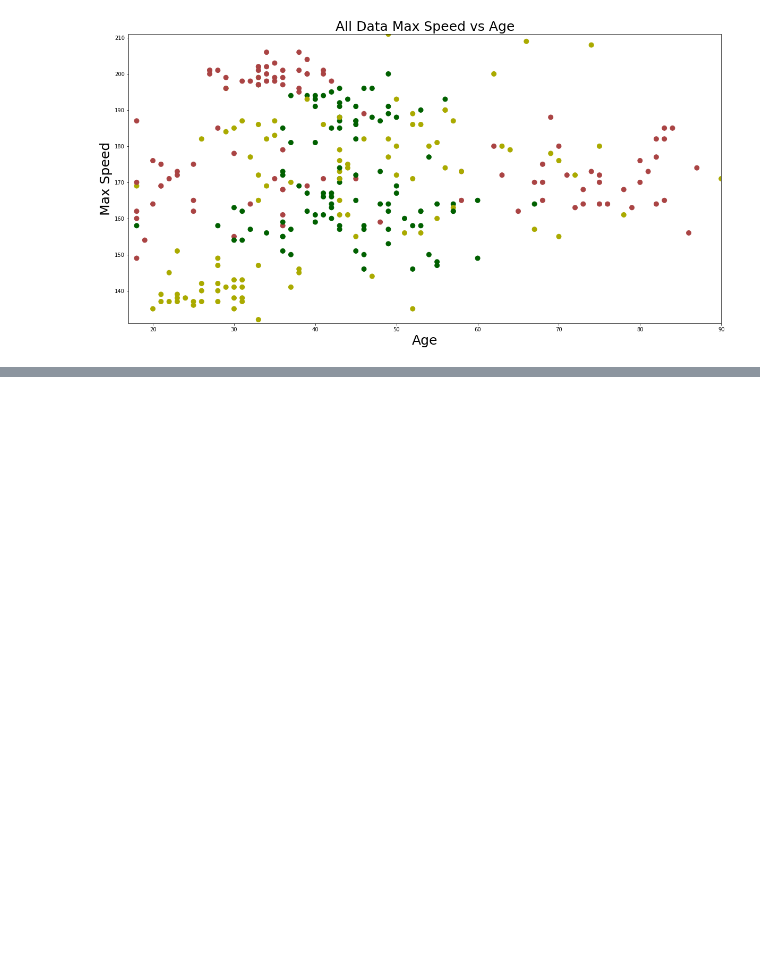
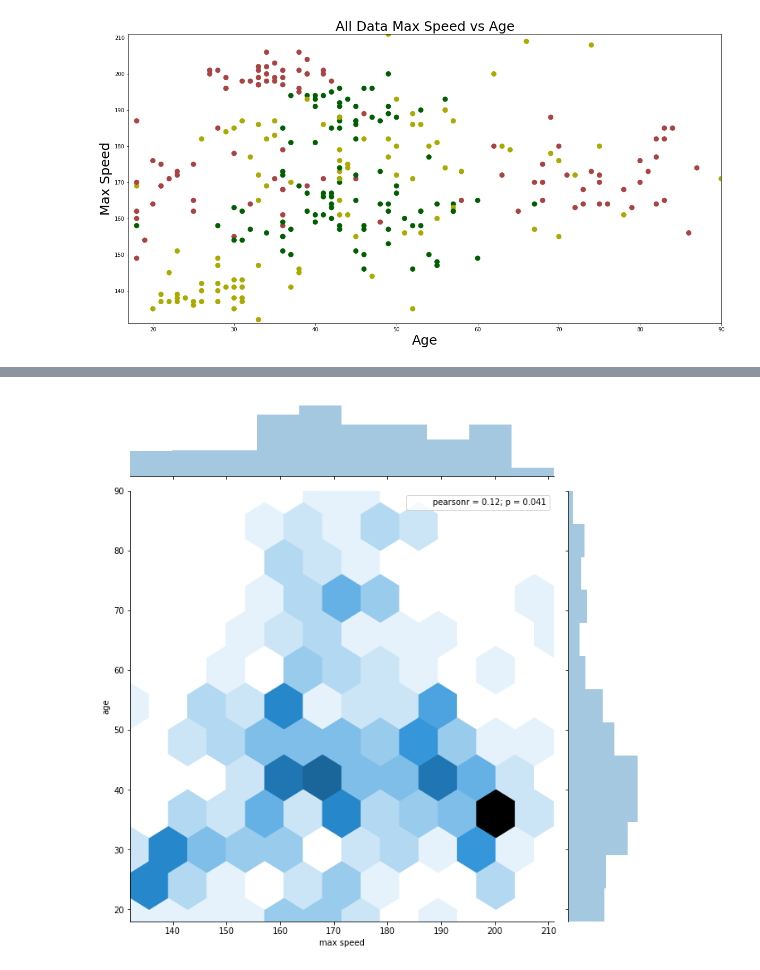
Before and after one commit to DJCordhose/ai, a Jupyter notebook: notebooks/booster/1-plot.ipynb, the cells around one changed output, grey strips where cells are left out. Cells and saved outputs as stored; diff of their text form; code cells hidden in the pictures; blank space fills up the shorter version.

```diff
--- a/notebooks/booster/1-plot.ipynb
+++ b/notebooks/booster/1-plot.ipynb
@@ -104,0 +120,13 @@ plotPrediction(None, X_2_dim[:, 1], X_2_dim[:, 0],
+# %%
+def plot(col1, col2):
+    # https://stanford.edu/~mwaskom/software/seaborn/generated/seaborn.jointplot.html#seaborn.jointplot
+    sns.jointplot(df[col1],df[col2],dropna=True, kind="hex")
+    figure = plt.gcf()
+    figure.set_size_inches(10, 10)
+    # for notebook
+    plt.show()
+#     plt.savefig('%s/%s_%s.png'%(IMG_DIR, col1, col2), dpi = DPI)
+# %%
+plot('max speed', 'age')
+# %% [output]
+[figure, added]
```
Also changed, not shown: parts of 15 cells of this notebook, 4 other files.
